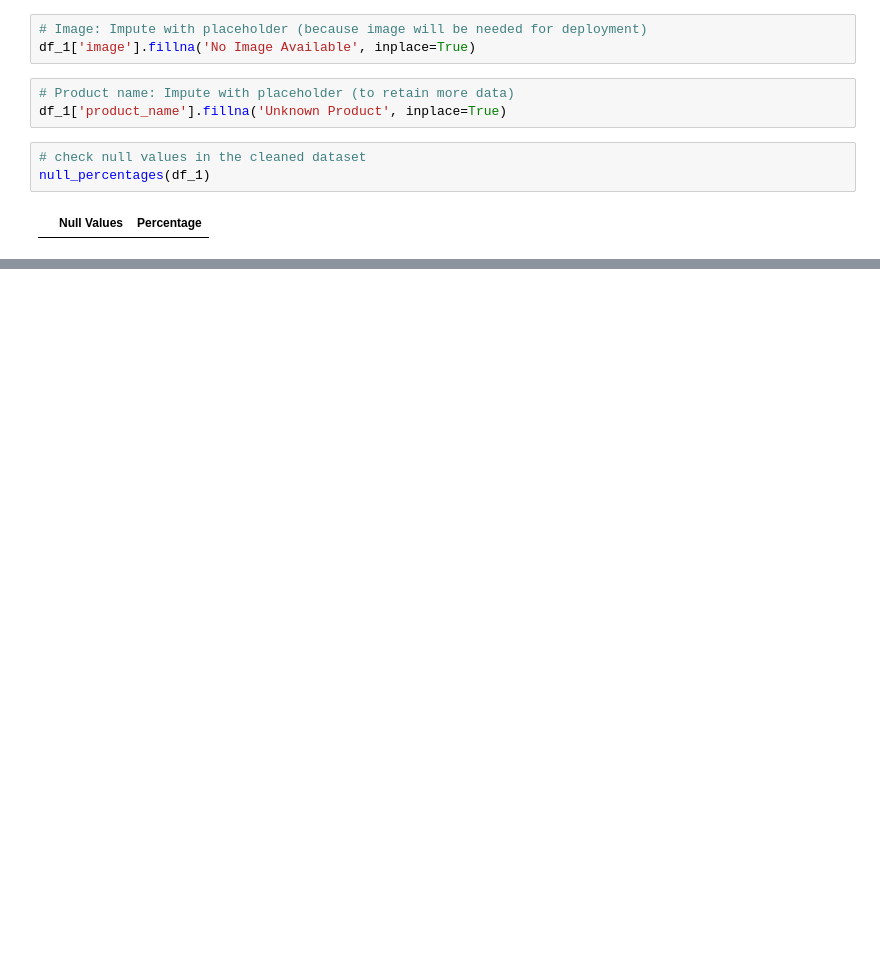
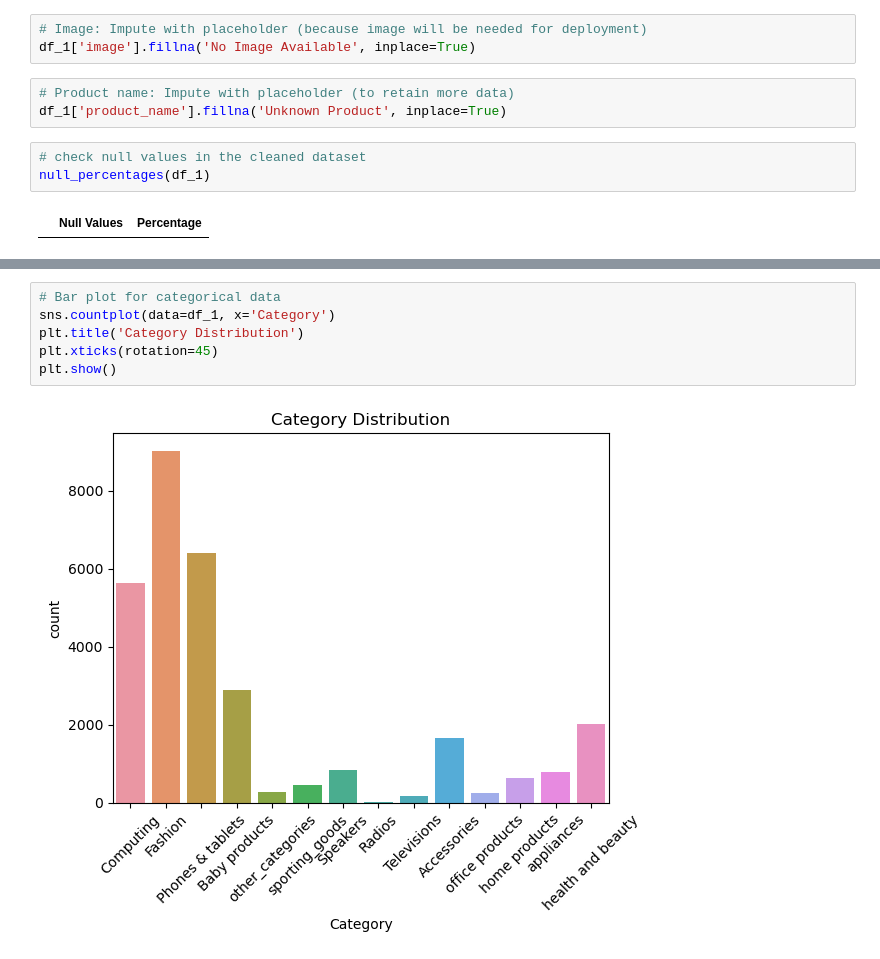
Before and after one commit to joakimTI/JUMIA-PRODUCTS-RECOMMENDATION-AND-PRODUCT-REVIEW-SYSTEM, a Jupyter notebook: index.ipynb, the cells around one changed output, grey strips where cells are left out. Cells and saved outputs as stored; diff of their text form; blank space fills up the shorter version.

```diff
--- a/index.ipynb
+++ b/index.ipynb
@@ -290,0 +400,8 @@ df_1.head()
+# %%
+# Bar plot for categorical data
+sns.countplot(data=df_1, x='Category')
+plt.title('Category Distribution')
+plt.xticks(rotation=45)
+plt.show()
+# %% [output]
+[figure, added]
```
Also changed, not shown: parts of 25 cells of this notebook.
